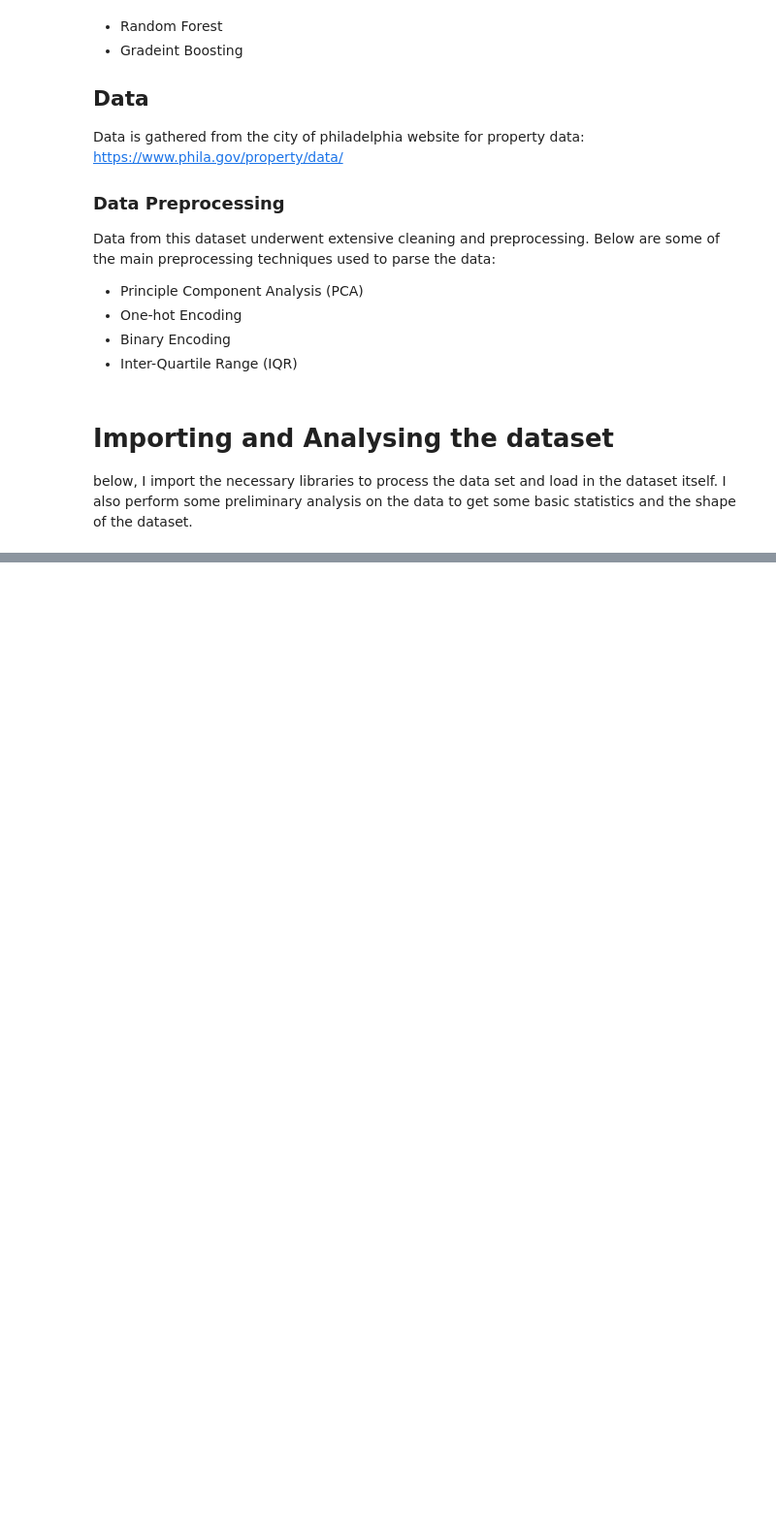
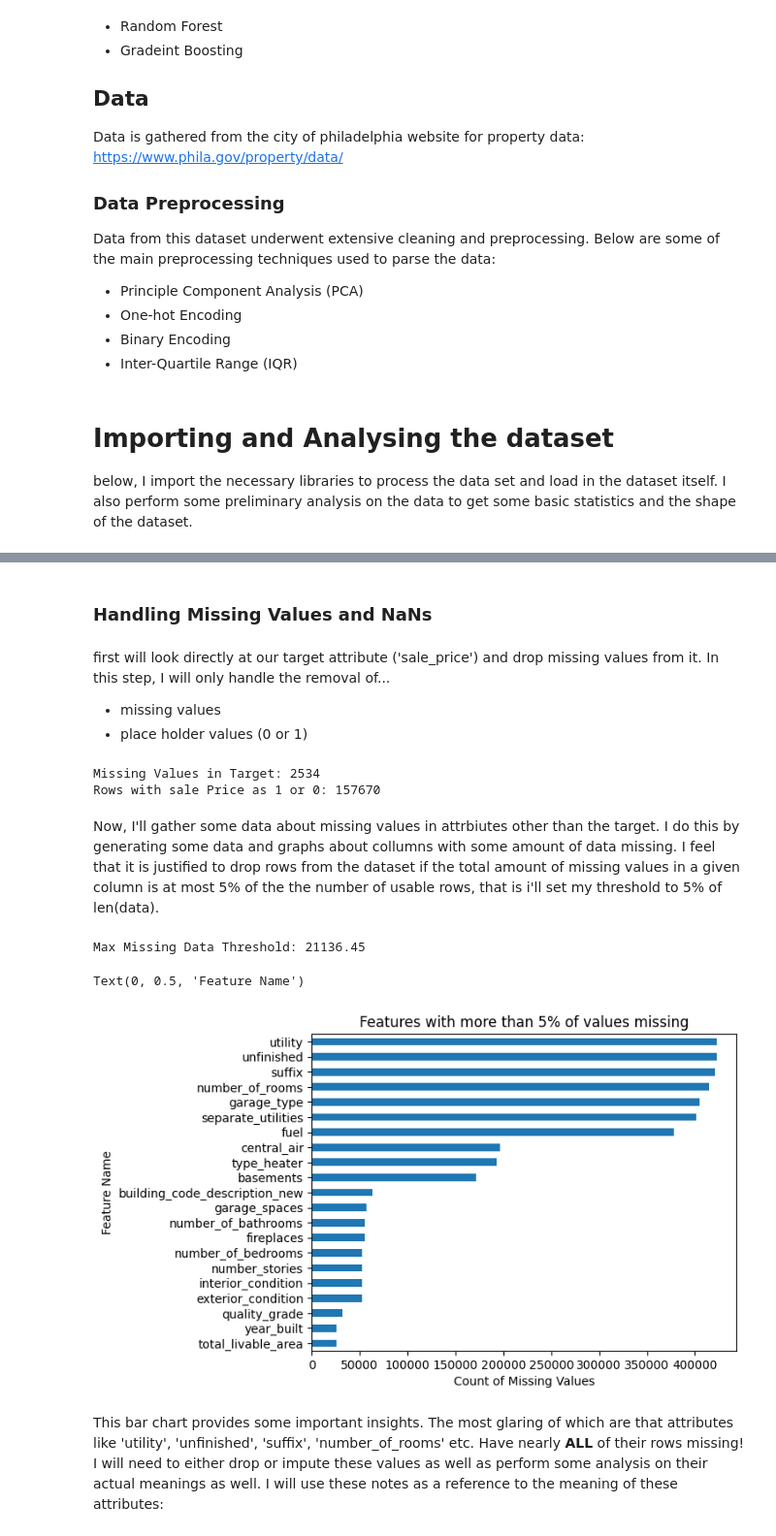
Before and after one commit to afeins19/PhillyHousingPricePredictor, a Jupyter notebook: models.ipynb, the cells around one changed output, grey strips where cells are left out. Shown at 97% size. Drawn from its saved outputs; the diff is of its cells as text; code cells hidden in the pictures; blank space fills up the shorter version.

```diff
--- a/models.ipynb
+++ b/models.ipynb
@@ -52,0 +67,59 @@ Statistics: <bound method NDFrame.describe of
+# %%
+# attributes to be dropped
+to_drop = ['the_geom', 'assessment_date', 'beginning_point', 'book_and_page',
+    'category_code_description', 'cross_reference', 'house_number', 'location',
+    'mailing_address_1', 'mailing_address_2', 'mailing_care_of', 'mailing_city_state',
+    'mailing_street', 'market_value_date', 'the_geom_webmercator', 'other_building',
+    'owner_1', 'owner_2', 'parcel_number', 'recording_date',  'registry_number',
+    'unit', 'objectid', 'building_code', 'census_tract',
+    'date_exterior_condition', 'year_built_estimate', 'house_extension', 'mailing_zip',
+    'sewer', 'site_type', 'state_code', 'street_designation', 'street_name',
+    'street_direction', 'geographic_ward', 'parcel_shape', 'building_code_new', 'zoning',
+    'exempt_land', 'off_street_open', 'pin', 'general_construction', 'sale_date', 'street_code', 'view_type', 'lat', 'lng','topography']
+
+
+# dropping the attributes and setting up our main 'data' dataframe
+data = raw_data.drop(to_drop, axis=1)
+# %% [markdown]
+### Handling Missing Values and NaNs
+# %% [markdown]
+first will look directly at our target attribute ('sale_price') and drop missing values from it. In this step, I will only handle the removal of...
+- missing values
+- place holder values (0 or 1)
+# %%
+# analyzing target attribute: sale_price
+print(f"Missing Values in Target: {target.isnull().sum()}") # 2534 missing values
+
+# dropping rows with missing 'sale_price' values
+data = data.dropna(subset=['sale_price'])
+
+# checking if dataset has any place holders and dropping them
+place_holder_rows = data[data['sale_price'] <= 1]
+print(f"Rows with sale Price as 1 or 0: {len(place_holder_rows)}") # 157670 rows
+
+# dropping place holder values of 0 or 1
+data = data.drop(data[data.sale_price <= 1].index)
+# %% [output]
+Missing Values in Target: 2534
+Rows with sale Price as 1 or 0: 157670
+# %% [markdown]
+Now, I'll gather some data about missing values in attrbiutes other than the target. I do this by generating some data and graphs about collumns with some amount of data missing. I feel that it is justified to drop rows from the dataset if the total amount of missing values in a given column is at most 5% of the the number of usable rows, that is i'll set my threshold to 5% of len(data).
+# %%
+# graph of missing data attributes
+missing_data_threshold = 0.05 * len(data)
+print(f"Max Missing Data Threshold: {missing_data_threshold}") # 5% of the data equates to roughly 20,500 rows
+
+missing = data.isnull().sum()
+missing = missing[missing >= missing_data_threshold]
+missing.sort_values(inplace=True)
+
+missing.plot.barh()
+plt.title("""Features with more than 5% of values missing""")
+plt.xlabel("Count of Missing Values")
+plt.ylabel("Feature Name")
+# %% [output]
+Max Missing Data Threshold: 21136.45
+Text(0, 0.5, 'Feature Name')
+[figure, added]
+# %% [markdown]
+This bar chart provides some important insights. The most glaring of which are that attributes like 'utility', 'unfinished', 'suffix', 'number_of_rooms' etc. Have nearly **ALL** of their rows missing! I will need to either drop or impute these values as well as perform some analysis on their actual meanings as well. I will use these notes as a reference to the meaning of these attributes:
```
Also changed, not shown: parts of 38 cells of this notebook, 2 other files.
